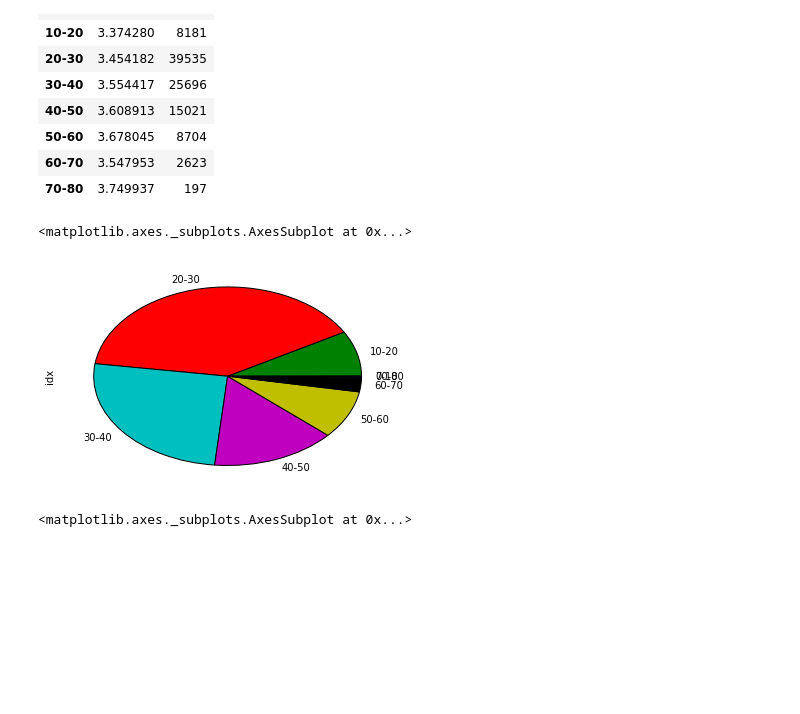
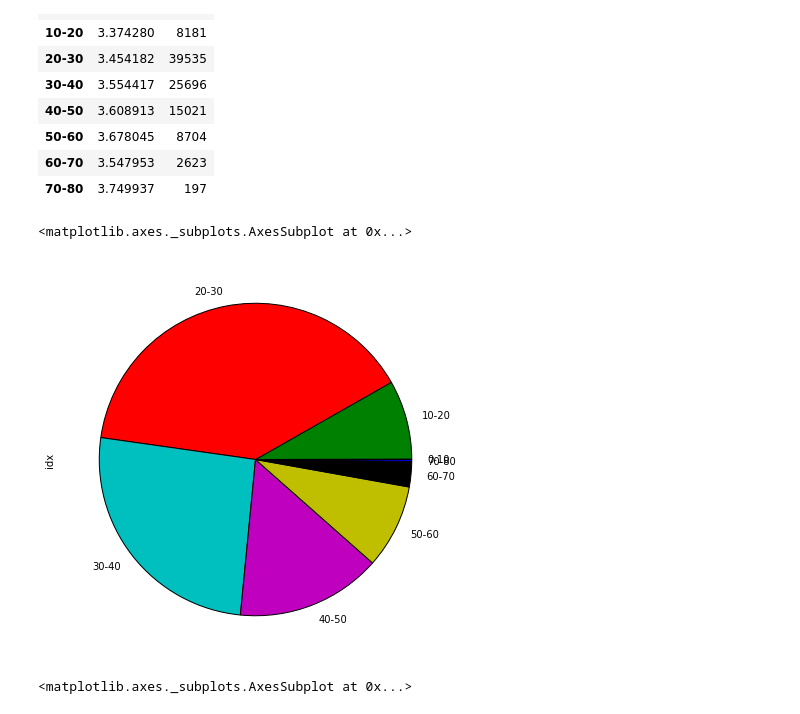
Before and after one commit to spapas/spapas.github.io, a Jupyter notebook: content/pandas-pivot-table-primer.ipynb, the cells around one changed output. Cells and saved outputs as stored; diff of their text form; code cells hidden in the pictures; blank space fills up the shorter version.

```diff
--- a/content/pandas-pivot-table-primer.ipynb
+++ b/content/pandas-pivot-table-primer.ipynb
@@ -1339,10 +1598,10 @@ age
 | 70-80 | 3.749937 | 197 |
 # %%
 # Let's plot our number of votes - we can see that most people voting are 20-30
-grouped_rating_idx['idx'].plot(kind='pie')
+grouped_rating_idx['idx'].plot(kind='pie', figsize=(7, 7))
 # %% [output]
 <matplotlib.axes._subplots.AxesSubplot at 0x...>
-[figure, old version]
+[figure, new version]
 # %%
 # We can also see the same info it using a histogram
 final_lens['age'].hist()
```
Also changed, not shown: parts of 57 cells of this notebook, 1 other file.
